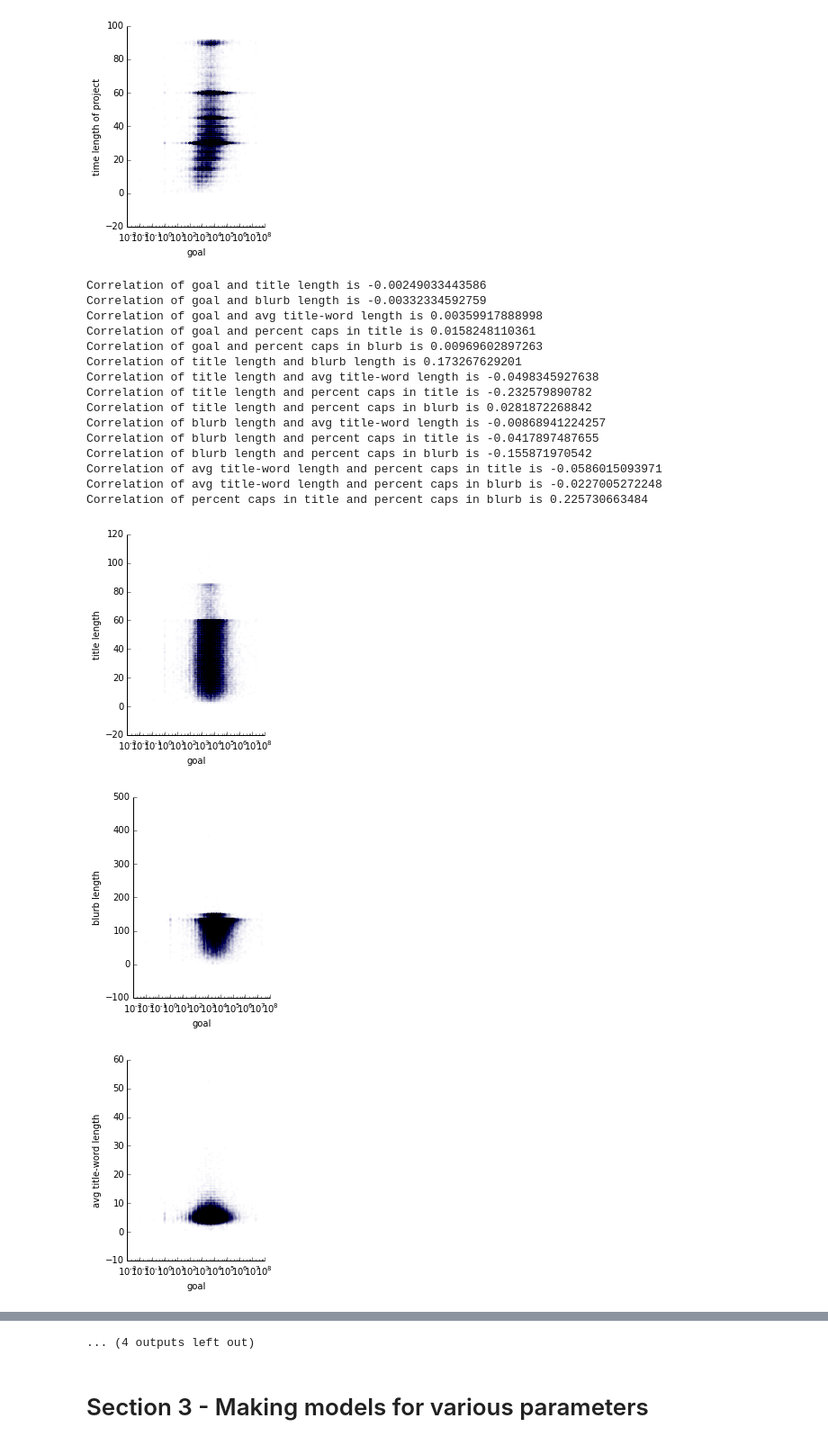
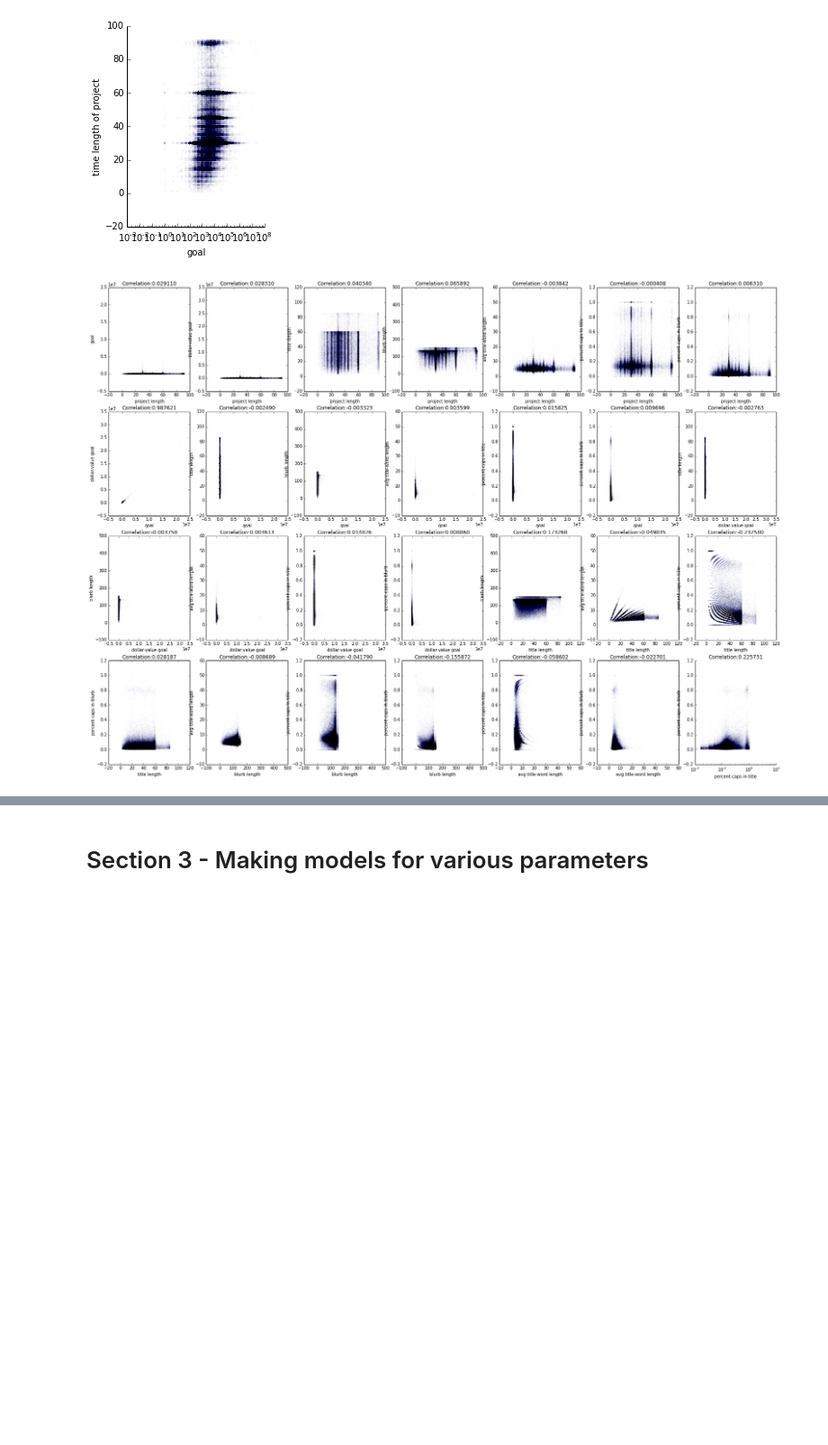
Before and after one commit to johnsturm/cs109, a Jupyter notebook: Process Book.ipynb, the cells around one changed output, grey strips where cells are left out. Shown at 90% size. Saved outputs shown, nothing was run; the diff lists cells and outputs as text; code cells hidden in the pictures; blank space fills up the shorter version.

Commit message:
Eli scatter stuff

```diff
--- a/Process Book.ipynb
+++ b/Process Book.ipynb
@@ -2312,9 +2312,9 @@ Correlation of goal and time length of project is 0.0291095457704
 [figure]
 # %%
 dataEZ=[
-                    #{'name': 'project length', 'values': all_projects['project_length'], 'successes': (all_projects['state'] == 'successful')},
+                    {'name': 'project length', 'values': all_projects['project_length'], 'successes': (all_projects['state'] == 'successful')},
                     {'name': 'goal', 'values': all_projects['goal'], 'successes': (all_projects['state'] == 'successful')},
-                    #{'name': 'dollar-value goal', 'values': all_projects['goal_dollars'], 'successes': (all_projects['state'] == 'successful')},
+                    {'name': 'dollar-value goal', 'values': all_projects['goal_dollars'], 'successes': (all_projects['state'] == 'successful')},
                     {'name': 'title length', 'values': [float(len(str(name))) for name in all_projects['project_name']], 'successes': (all_projects['state'] == 'successful')},
                     {'name': 'blurb length', 'values': [float(len(str(blurb))) for blurb in all_projects['blurb']], 'successes': (all_projects['state'] == 'successful')},
                     {'name': 'avg title-word length', 'values': [np.mean([float(len(word)) for word in str(title).split(' ')]) for title in all_projects['project_name']], 'successes': (all_projects['state'] == 'successful')},
@@ -2331,25 +2331,36 @@ def get_correlation(data):
                 scatter2=data[j]['values']
                 label2=data[j]['name']
                 scatter_cov(scatter1,scatter2,label1,label2)
+# %%
+def get_correlation_pretty(data):
+    fig,axes=plt.subplots(figsize=(28,20), nrows=4, ncols=7)
+    row_counter=0
+    col_counter=0
+    for i in range(len(data)):
+        for j in range(len(data)):
+            if i<j:
+                #update fields to compare
+                scatter1=data[i]['values']
+                label1=data[i]['name']
+                scatter2=data[j]['values']
+                label2=data[j]['name']
+
+                #create scatterplot
+                axes[row_counter][col_counter].scatter(scatter1, scatter2,marker='.',alpha=.01)
+
+                #caculate correlation,set labels
+                c=np.corrcoef(scatter1,scatter2)
+                axes[row_counter][col_counter].set_title('Correlation:%f'%c[0,1])
+                axes[row_counter][col_counter].set_xlabel(label1)
+                axes[row_counter][col_counter].set_ylabel(label2)
+                plt.semilogx()
+                remove_border()
+                #update counters
+                col_counter=(col_counter+1)%7
+                if col_counter==0:
+                    row_counter+=1
 # %%
 #call function to get the correlation and scatter plot of every combination of numerical fields
-get_correlation(dataEZ)
+get_correlation_pretty(dataEZ)
 # %% [output]
-Correlation of goal and title length is -0.00249033443586
-Correlation of goal and blurb length is -0.00332334592759
-Correlation of goal and avg title-word length is 0.00359917888998
-Correlation of goal and percent caps in title is 0.0158248110361
-Correlation of goal and percent caps in blurb is 0.00969602897263
-Correlation of title length and blurb length is 0.173267629201
-Correlation of title length and avg title-word length is -0.0498345927638
-Correlation of title length and percent caps in title is -0.232579890782
-Correlation of title length and percent caps in blurb is 0.0281872268842
-Correlation of blurb length and avg title-word length is -0.00868941224257
-Correlation of blurb length and percent caps in title is -0.0417897487655
-Correlation of blurb length and percent caps in blurb is -0.155871970542
-Correlation of avg title-word length and percent caps in title is -0.0586015093971
-Correlation of avg title-word length and percent caps in blurb is -0.0227005272248
-Correlation of percent caps in title and percent caps in blurb is 0.225730663484
-[figure, old version]
+[figure, new version]
-[figure, removed]
-[figure, removed]
@@ -2364,4 +2367,3 @@ Correlation of percent caps in title and percent caps in blurb is 0.225730663484
-... (4 outputs left out)
 # %% [markdown]
 # Section 3 - Making models for various parameters
 # %% [markdown]
```
Also changed, not shown: parts of 1 cell of this notebook.
